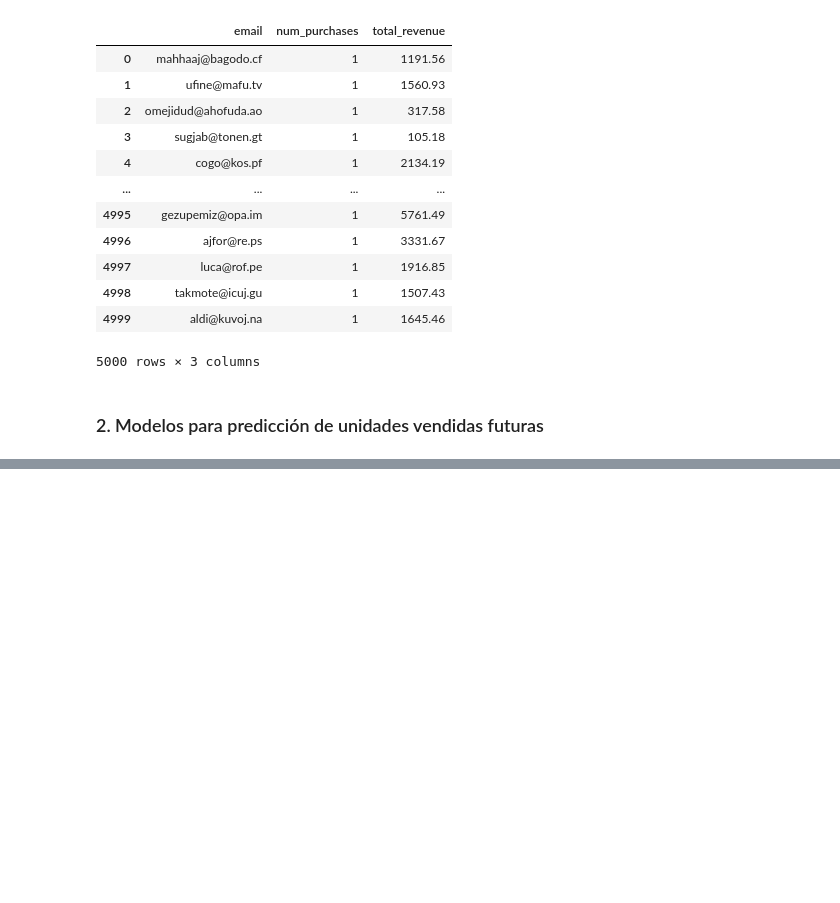
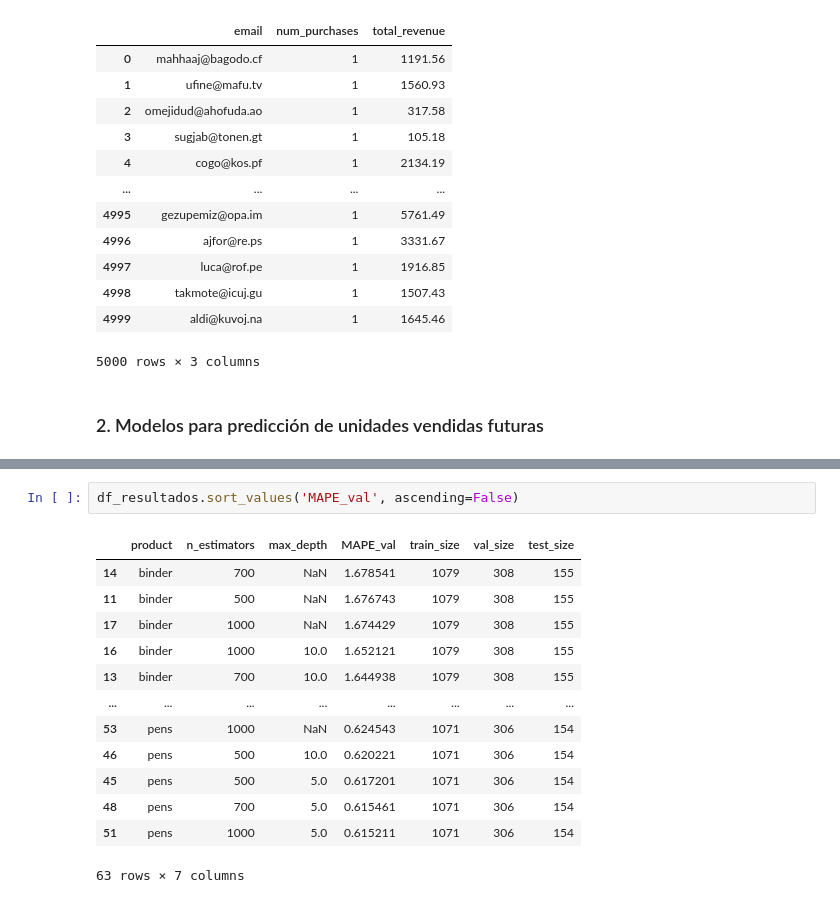
Before and after one commit to Karen22g/project2_bigdata, a Jupyter notebook: EDA.ipynb, the cells around one changed output, grey strips where cells are left out. Saved outputs shown, nothing was run; the diff lists cells and outputs as text; blank space fills up the shorter version.

```diff
--- a/EDA.ipynb
+++ b/EDA.ipynb
@@ -924,0 +874,16 @@ Name: 2, dtype: object
+# %%
+df_resultados.sort_values('MAPE_val', ascending=False)
+# %% [output]
+|  | product | n_estimators | max_depth | MAPE_val | train_size | val_size | test_size |
+| 14 | binder | 700 | NaN | 1.678541 | 1079 | 308 | 155 |
+| 11 | binder | 500 | NaN | 1.676743 | 1079 | 308 | 155 |
+| 17 | binder | 1000 | NaN | 1.674429 | 1079 | 308 | 155 |
+| 16 | binder | 1000 | 10.0 | 1.652121 | 1079 | 308 | 155 |
+| 13 | binder | 700 | 10.0 | 1.644938 | 1079 | 308 | 155 |
+| ... | ... | ... | ... | ... | ... | ... | ... |
+| 53 | pens | 1000 | NaN | 0.624543 | 1071 | 306 | 154 |
+| 46 | pens | 500 | 10.0 | 0.620221 | 1071 | 306 | 154 |
+| 45 | pens | 500 | 5.0 | 0.617201 | 1071 | 306 | 154 |
+| 48 | pens | 700 | 5.0 | 0.615461 | 1071 | 306 | 154 |
+| 51 | pens | 1000 | 5.0 | 0.615211 | 1071 | 306 | 154 |
+63 rows × 7 columns
```
Also changed, not shown: parts of 27 cells of this notebook, 9 other files.
